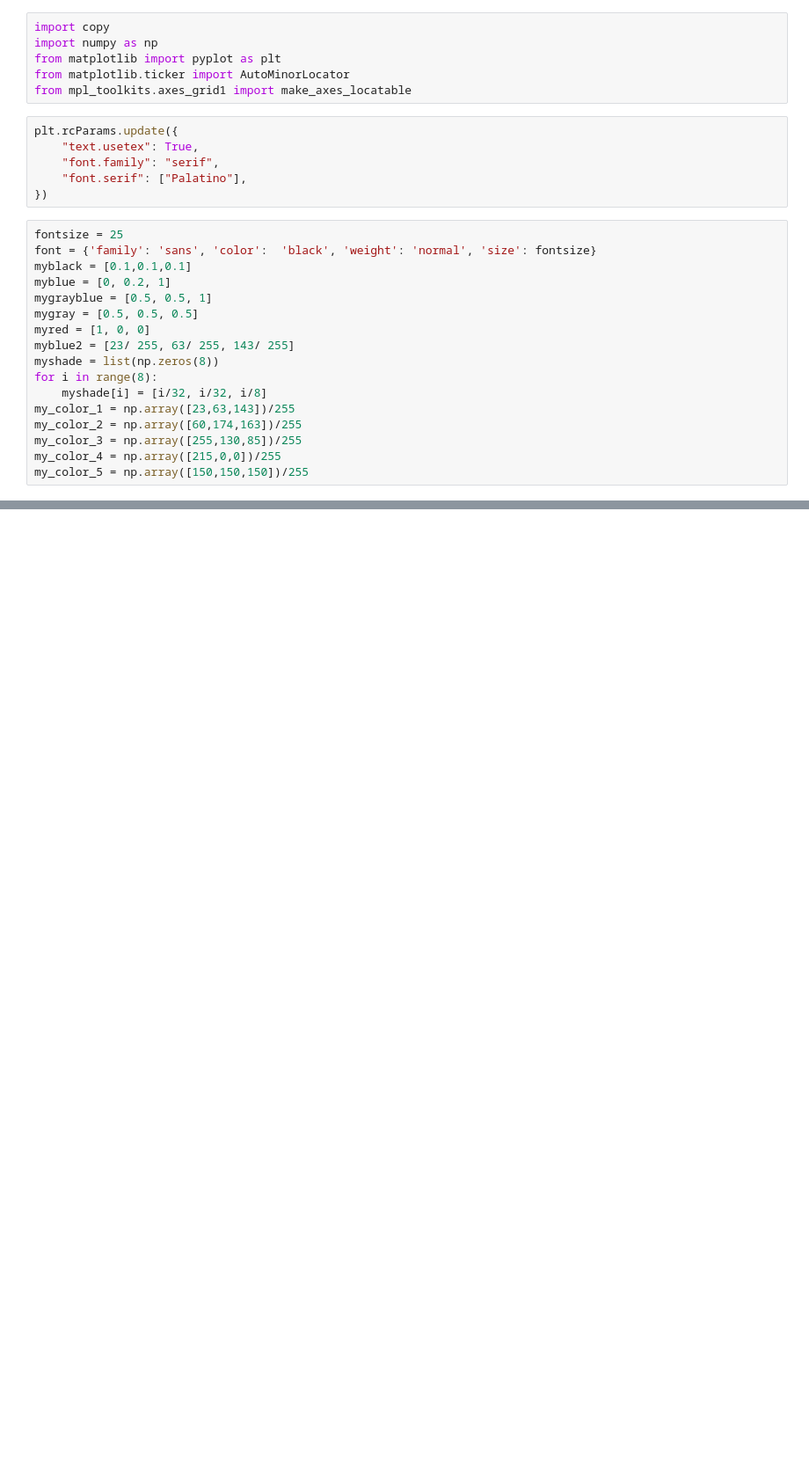
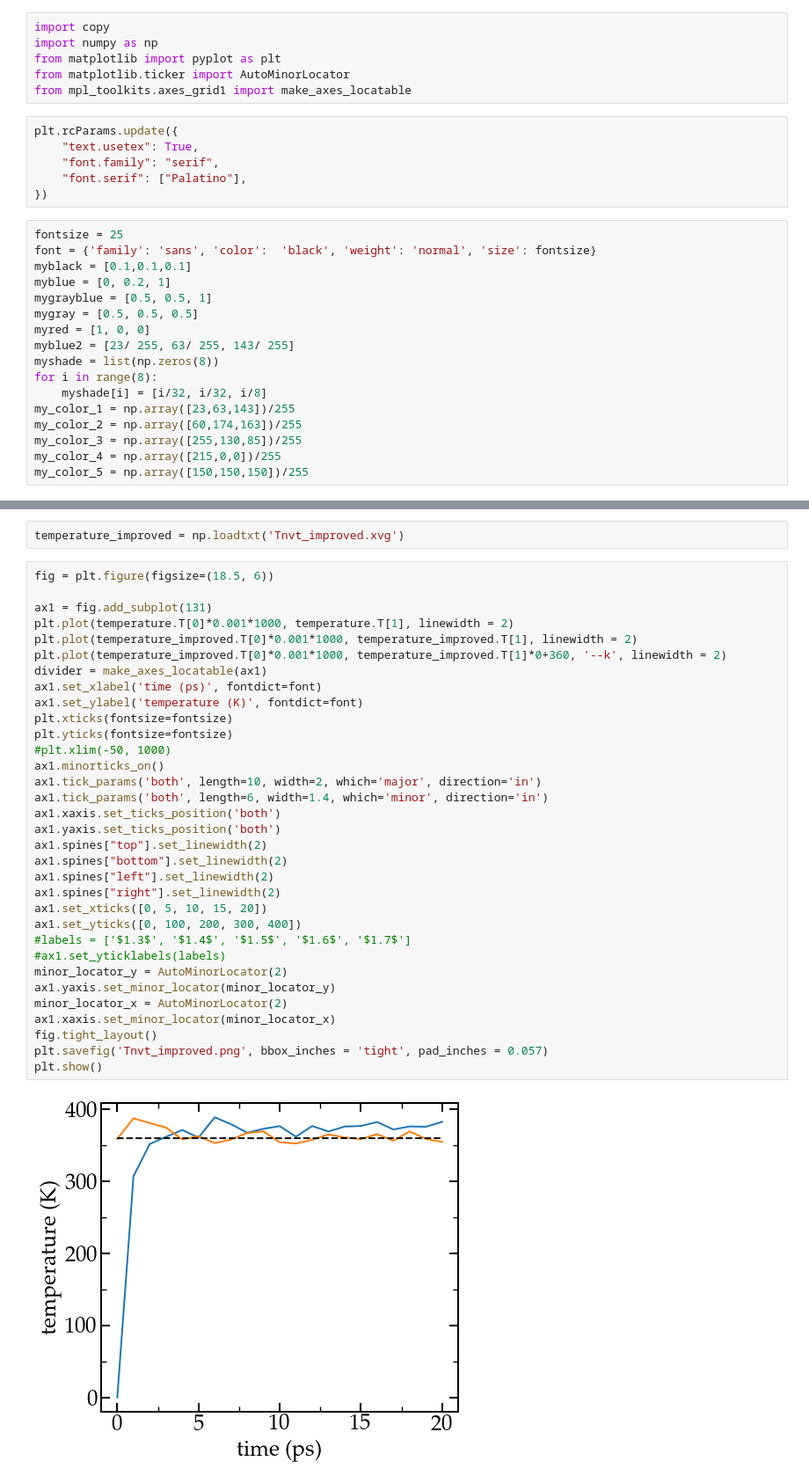
Before and after one commit to gromacstutorials/gromacstutorials.github.io, a Jupyter notebook: inputs/01-Na2SO4solution/plot/plot_temperature_nvt.ipynb, the cells around one changed output, grey strips where cells are left out. Shown: that part at 88% size. Saved outputs shown, nothing was run; the diff lists cells and outputs as text; blank space fills up the shorter version.

```diff
--- a/inputs/01-Na2SO4solution/plot/plot_temperature_nvt.ipynb
+++ b/inputs/01-Na2SO4solution/plot/plot_temperature_nvt.ipynb
@@ -65,0 +66,37 @@ plt.show()
+# %%
+temperature_improved = np.loadtxt('Tnvt_improved.xvg')
+# %%
+fig = plt.figure(figsize=(18.5, 6))
+
+ax1 = fig.add_subplot(131)
+plt.plot(temperature.T[0]*0.001*1000, temperature.T[1], linewidth = 2)
+plt.plot(temperature_improved.T[0]*0.001*1000, temperature_improved.T[1], linewidth = 2)
+plt.plot(temperature_improved.T[0]*0.001*1000, temperature_improved.T[1]*0+360, '--k', linewidth = 2)
+divider = make_axes_locatable(ax1)
+ax1.set_xlabel('time (ps)', fontdict=font)
+ax1.set_ylabel('temperature (K)', fontdict=font)
+plt.xticks(fontsize=fontsize)
+plt.yticks(fontsize=fontsize)
+#plt.xlim(-50, 1000)
+ax1.minorticks_on()
+ax1.tick_params('both', length=10, width=2, which='major', direction='in')
+ax1.tick_params('both', length=6, width=1.4, which='minor', direction='in')
+ax1.xaxis.set_ticks_position('both')
+ax1.yaxis.set_ticks_position('both')
+ax1.spines["top"].set_linewidth(2)
+ax1.spines["bottom"].set_linewidth(2)
+ax1.spines["left"].set_linewidth(2)
+ax1.spines["right"].set_linewidth(2)
+ax1.set_xticks([0, 5, 10, 15, 20])
+ax1.set_yticks([0, 100, 200, 300, 400])
+#labels = ['$1.3$', '$1.4$', '$1.5$', '$1.6$', '$1.7$']
+#ax1.set_yticklabels(labels)
+minor_locator_y = AutoMinorLocator(2)
+ax1.yaxis.set_minor_locator(minor_locator_y)
+minor_locator_x = AutoMinorLocator(2)
+ax1.xaxis.set_minor_locator(minor_locator_x)
+fig.tight_layout()
+plt.savefig('Tnvt_improved.png', bbox_inches = 'tight', pad_inches = 0.057)
+plt.show()
+# %% [output]
+[figure, added]
```
Also changed, not shown: parts of 2 cells of this notebook, 20 other files.
